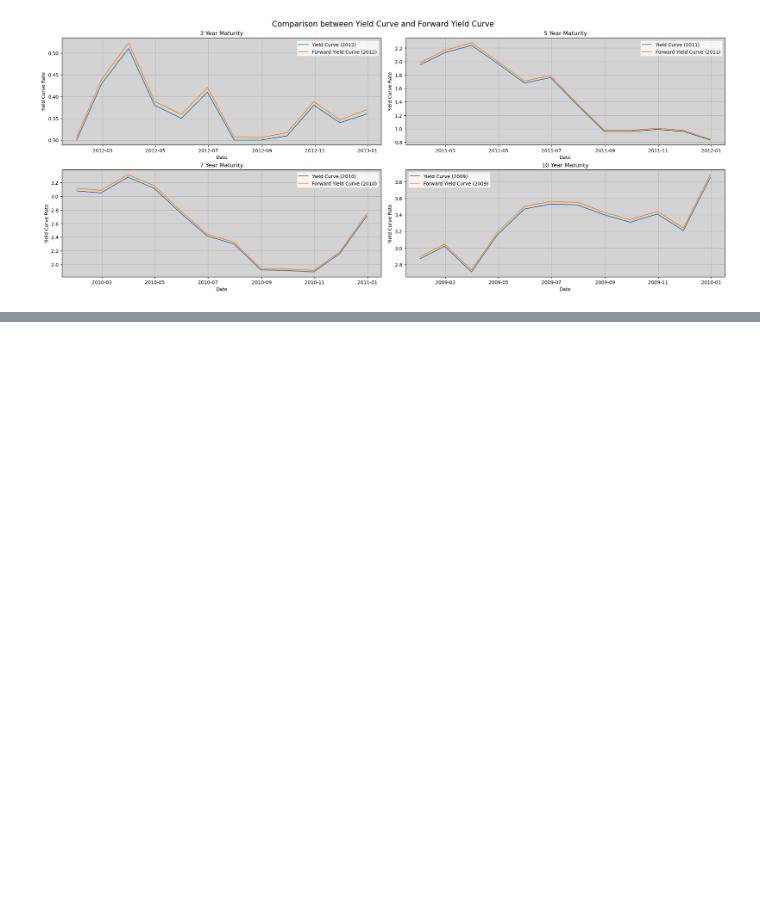
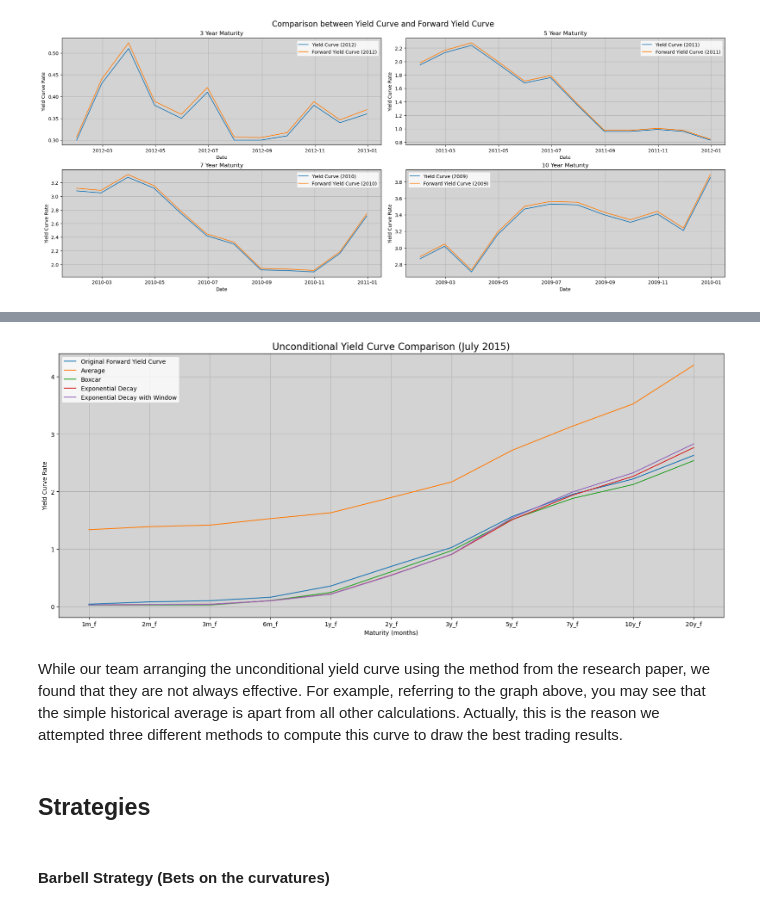
Before and after one commit to zym20000325/MeanRevertingYieldCurve, a Jupyter notebook: main.ipynb, the cells around one changed output, grey strips where cells are left out. Drawn from its saved outputs; the diff is of its cells as text; code cells hidden in the pictures; blank space fills up the shorter version.

```diff
--- a/main.ipynb
+++ b/main.ipynb
@@ -69,0 +124,10 @@ df_forward
+# %%
+plot_unconditional_yc_comparision2(df_forward, df_uncon_average, df_uncon_boxcar, df_uncon_exp_decay, df_uncon_exp_decay2)
+# %% [output]
+[figure, added]
+# %% [markdown]
+While our team arranging the unconditional yield curve using the method from the research paper, we found that they are not always effective. For example, referring to the graph above, you may see that the simple historical average is apart from all other calculations. Actually, this is the reason we attempted three different methods to compute this curve to draw the best trading results.
+# %% [markdown]
+## Strategies
+# %% [markdown]
+#### Barbell Strategy (Bets on the curvatures)
```
Also changed, not shown: parts of 20 cells of this notebook, 1 other file.
